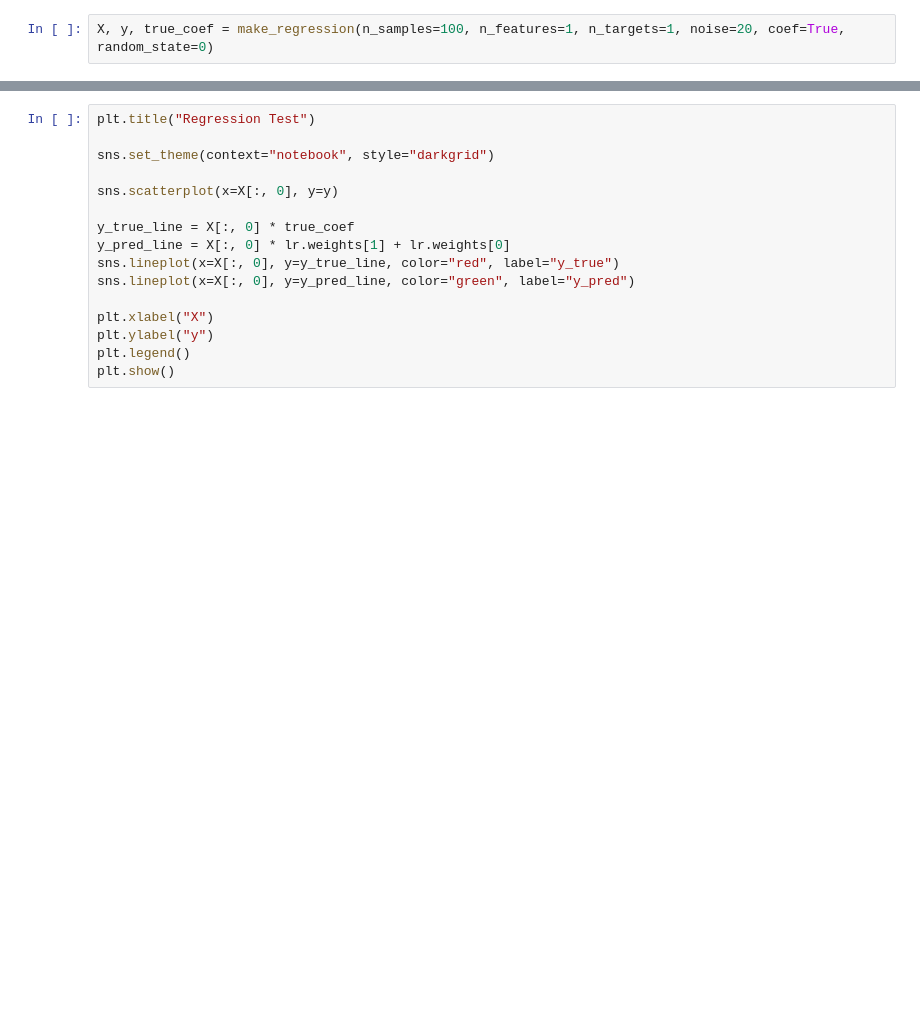
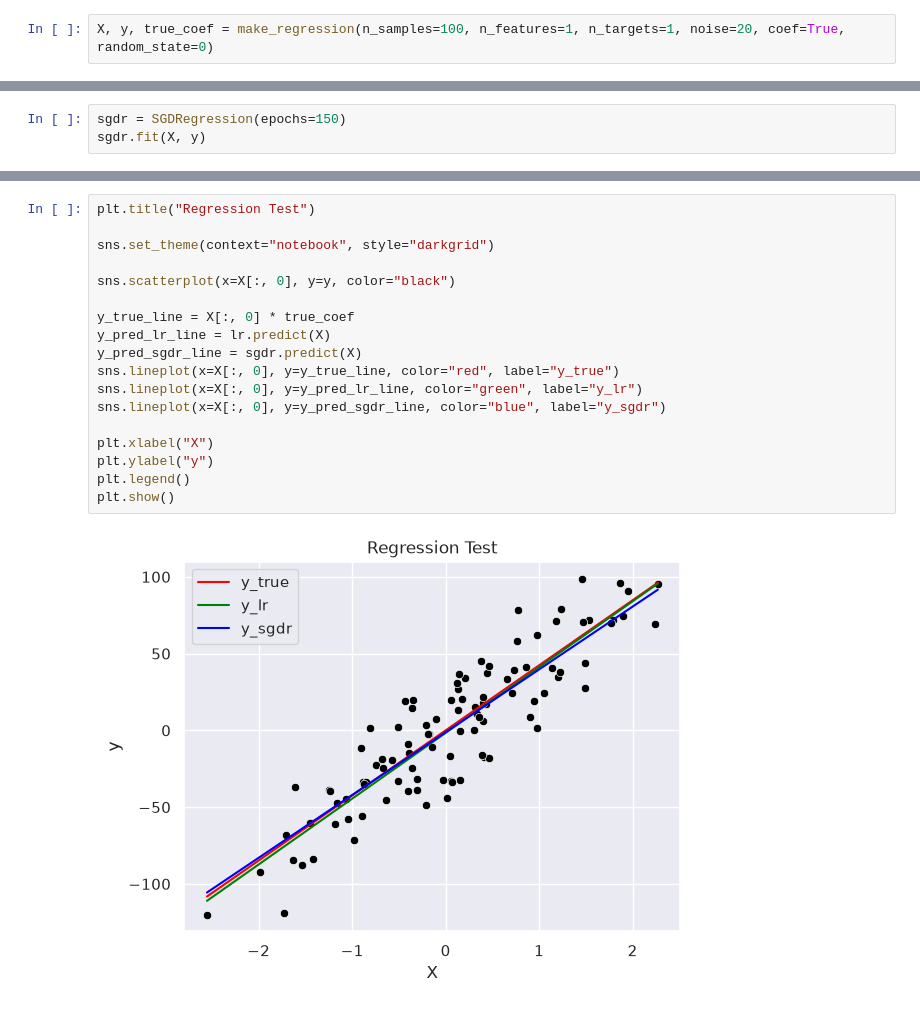
Before and after one commit to Sou2002/ml_concepts, a Jupyter notebook: test.ipynb, the cells around one changed output, grey strips where cells are left out. Drawn from its saved outputs; the diff is of its cells as text; blank space fills up the shorter version.

```diff
--- a/test.ipynb
+++ b/test.ipynb
@@ -27,0 +33,3 @@ lr.fit(X, y)
+# %%
+sgdr = SGDRegression(epochs=150)
+sgdr.fit(X, y)
@@ -32,16 +50,20 @@ true_coef
 # %%
 plt.title("Regression Test")
 
 sns.set_theme(context="notebook", style="darkgrid")
 
-sns.scatterplot(x=X[:, 0], y=y)
+sns.scatterplot(x=X[:, 0], y=y, color="black")
 
 y_true_line = X[:, 0] * true_coef
-y_pred_line = X[:, 0] * lr.weights[1] + lr.weights[0]
+y_pred_lr_line = lr.predict(X)
+y_pred_sgdr_line = sgdr.predict(X)
 sns.lineplot(x=X[:, 0], y=y_true_line, color="red", label="y_true")
-sns.lineplot(x=X[:, 0], y=y_pred_line, color="green", label="y_pred")
+sns.lineplot(x=X[:, 0], y=y_pred_lr_line, color="green", label="y_lr")
+sns.lineplot(x=X[:, 0], y=y_pred_sgdr_line, color="blue", label="y_sgdr")
 
 plt.xlabel("X")
 plt.ylabel("y")
 plt.legend()
 plt.show()
+# %% [output]
+[figure, added]
```
Also changed, not shown: parts of 7 cells of this notebook, 2 other files.
